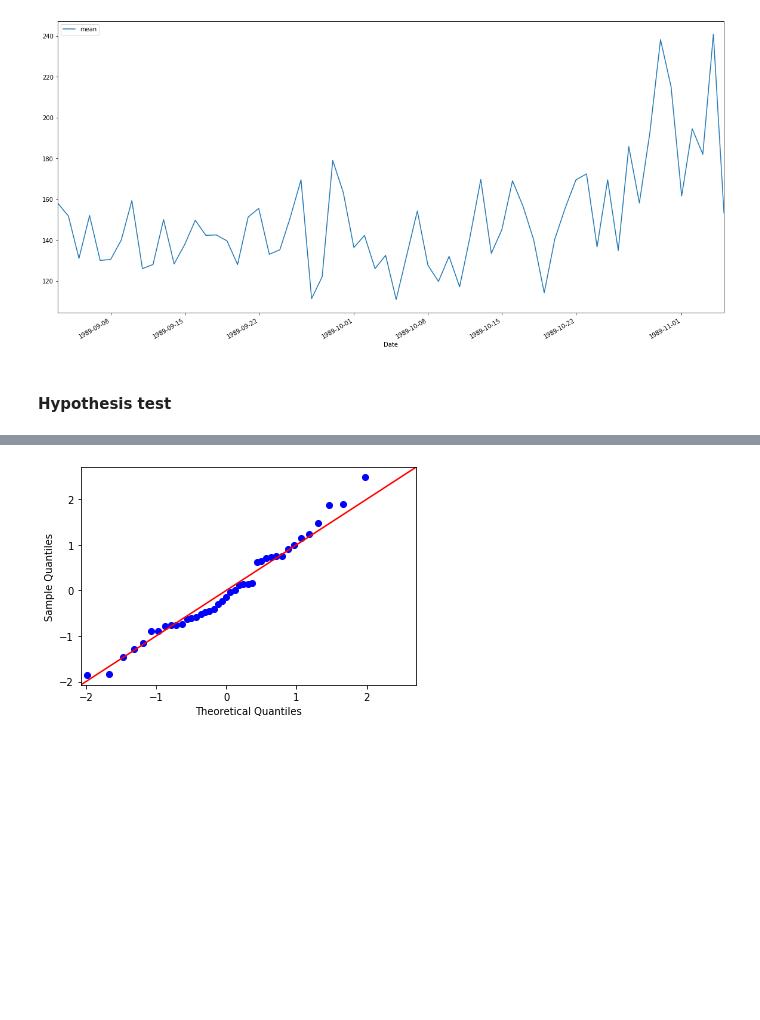
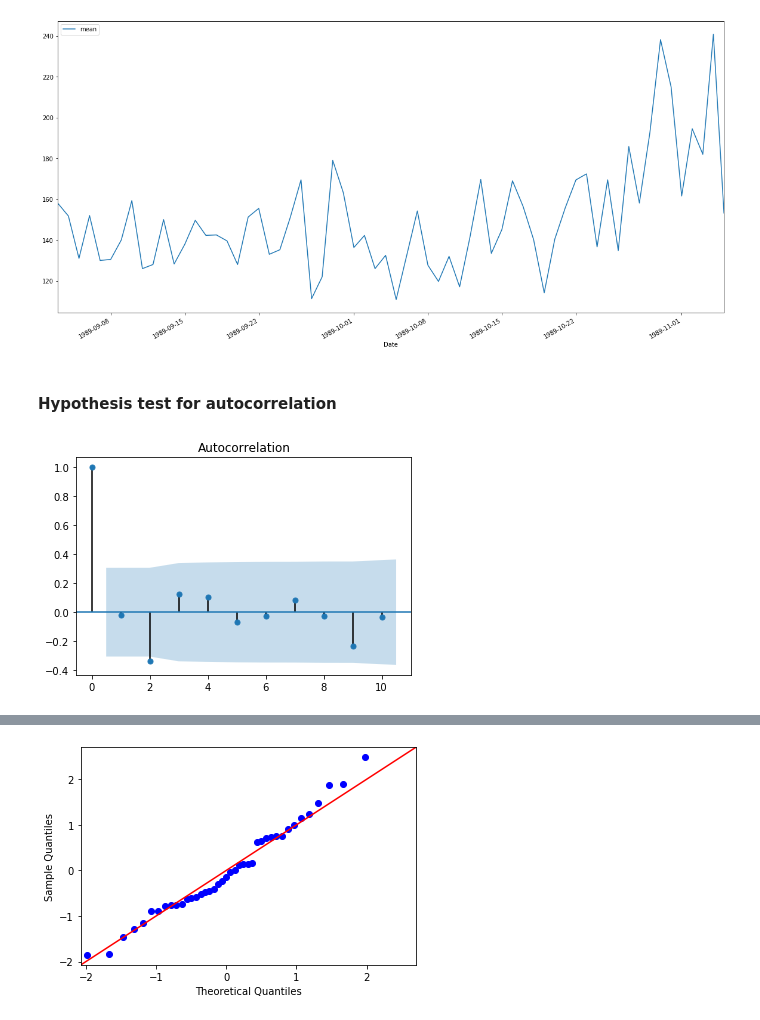
Before and after one commit to howewenann/spc_charts, a Jupyter notebook: notebooks/1.1-hwant-process-diabetes-data.ipynb, the cells around one changed output, grey strips where cells are left out. Drawn from its saved outputs; the diff is of its cells as text; code cells hidden in the pictures; blank space fills up the shorter version.

```diff
--- a/notebooks/1.0-hwant-process-diabetes-data.ipynb
+++ b/notebooks/1.1-hwant-process-diabetes-data.ipynb
@@ -70,4 +81,8 @@ data_sub_day[date_filter].plot.line(x='Date', y='mean', figsize=(20,10))
 # %%
 data_sub_day = data_sub_day[date_filter].copy()
 # %% [markdown]
-#### Hypothesis test
+#### Hypothesis test for autocorrelation
+# %%
+_ = plot_acf(data_sub_day.loc[data_sub_day['Date'] < date_cutoff, 'mean'], lags=10)
+# %% [output]
+[figure, added]
```
Also changed, not shown: parts of 56 cells of this notebook, 9 other files.
